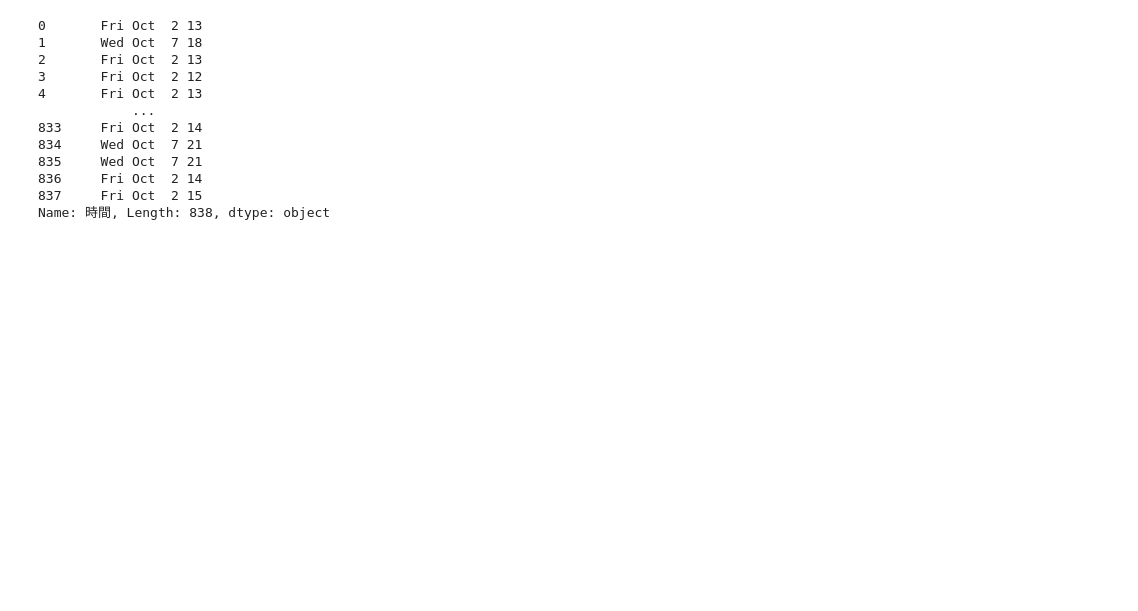
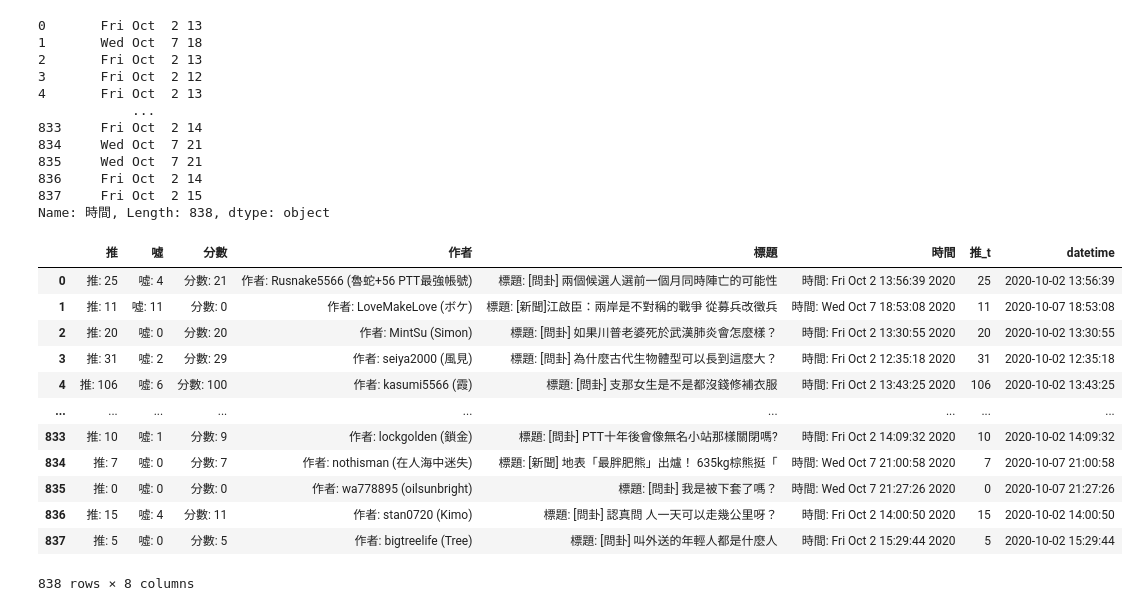
Before and after one commit to uuboyscy/tjr103, a Jupyter notebook: data_pipeline/02_text_to_dataframe.ipynb, the cells around one changed output. Cells and saved outputs as stored; diff of their text form; code cells hidden in the pictures; blank space fills up the shorter version.

```diff
--- a/data_pipeline/02_text_to_dataframe.ipynb
+++ b/data_pipeline/02_text_to_dataframe.ipynb
@@ -210,3 +212,21 @@ df["時間"].str.split(":").str[1]
 836     Fri Oct  2 14
 837     Fri Oct  2 15
 Name: 時間, Length: 838, dtype: object
+# %%
+df["datetime"] = pd.to_datetime(df["時間"].str.split(": ").str[1].str.strip())
+# %%
+df
+# %% [output]
+|  | 推 | 噓 | 分數 | 作者 | 標題 | 時間 | 推_t | datetime |
+| 0 | 推: 25 | 噓: 4 | 分數: 21 | 作者: Rusnake5566 (魯蛇+56 PTT最強帳號) | 標題: [問卦] 兩個候選人選前一個月同時陣亡的可能性 | 時間: Fri Oct 2 13:56:39 2020 | 25 | 2020-10-02 13:56:39 |
+| 1 | 推: 11 | 噓: 11 | 分數: 0 | 作者: LoveMakeLove (ボケ) | 標題: [新聞]江啟臣：兩岸是不對稱的戰爭 從募兵改徵兵 | 時間: Wed Oct 7 18:53:08 2020 | 11 | 2020-10-07 18:53:08 |
+| 2 | 推: 20 | 噓: 0 | 分數: 20 | 作者: MintSu (Simon) | 標題: [問卦] 如果川普老婆死於武漢肺炎會怎麼樣？ | 時間: Fri Oct 2 13:30:55 2020 | 20 | 2020-10-02 13:30:55 |
+| 3 | 推: 31 | 噓: 2 | 分數: 29 | 作者: seiya2000 (風見) | 標題: [問卦] 為什麼古代生物體型可以長到這麼大？ | 時間: Fri Oct 2 12:35:18 2020 | 31 | 2020-10-02 12:35:18 |
+| 4 | 推: 106 | 噓: 6 | 分數: 100 | 作者: kasumi5566 (霞) | 標題: [問卦] 支那女生是不是都沒錢修補衣服 | 時間: Fri Oct 2 13:43:25 2020 | 106 | 2020-10-02 13:43:25 |
+| ... | ... | ... | ... | ... | ... | ... | ... | ... |
+| 833 | 推: 10 | 噓: 1 | 分數: 9 | 作者: lockgolden (鎖金) | 標題: [問卦] PTT十年後會像無名小站那樣關閉嗎? | 時間: Fri Oct 2 14:09:32 2020 | 10 | 2020-10-02 14:09:32 |
+| 834 | 推: 7 | 噓: 0 | 分數: 7 | 作者: nothisman (在人海中迷失) | 標題: [新聞] 地表「最胖肥熊」出爐！ 635kg棕熊挺「 | 時間: Wed Oct 7 21:00:58 2020 | 7 | 2020-10-07 21:00:58 |
+| 835 | 推: 0 | 噓: 0 | 分數: 0 | 作者: wa778895 (oilsunbright) | 標題: [問卦] 我是被下套了嗎？ | 時間: Wed Oct 7 21:27:26 2020 | 0 | 2020-10-07 21:27:26 |
+| 836 | 推: 15 | 噓: 4 | 分數: 11 | 作者: stan0720 (Kimo) | 標題: [問卦] 認真問 人一天可以走幾公里呀？ | 時間: Fri Oct 2 14:00:50 2020 | 15 | 2020-10-02 14:00:50 |
+| 837 | 推: 5 | 噓: 0 | 分數: 5 | 作者: bigtreelife (Tree) | 標題: [問卦] 叫外送的年輕人都是什麼人 | 時間: Fri Oct 2 15:29:44 2020 | 5 | 2020-10-02 15:29:44 |
+838 rows × 8 columns
```
Also changed, not shown: parts of 12 cells of this notebook, 1 other file.
